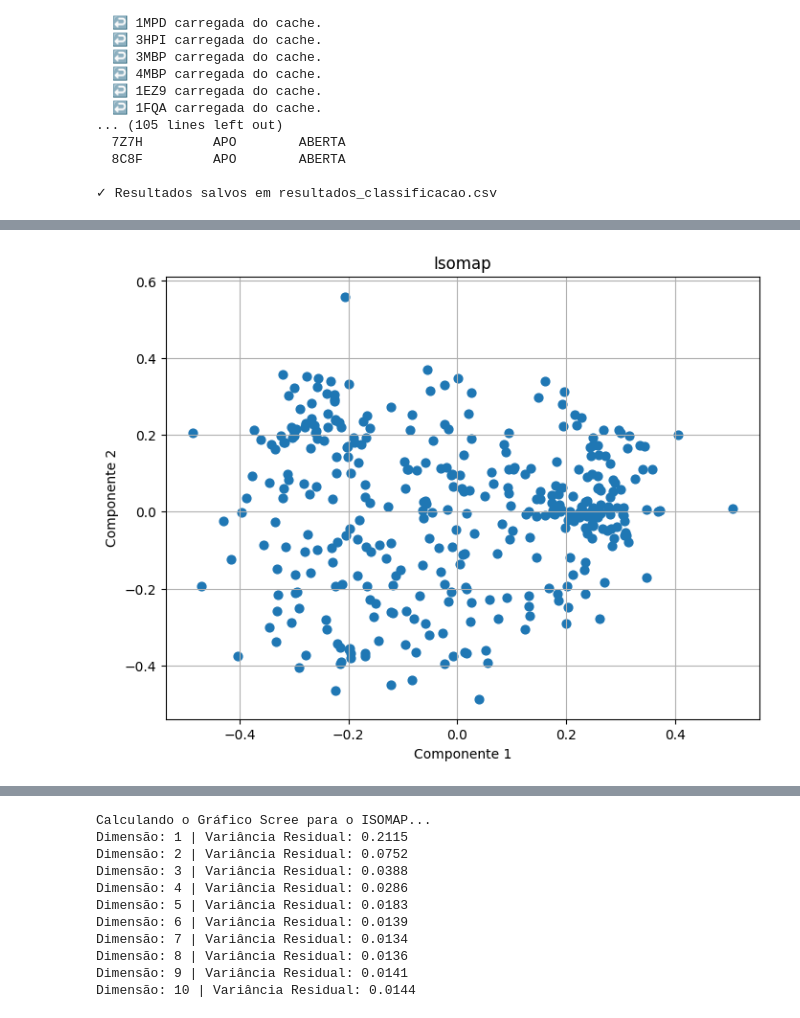
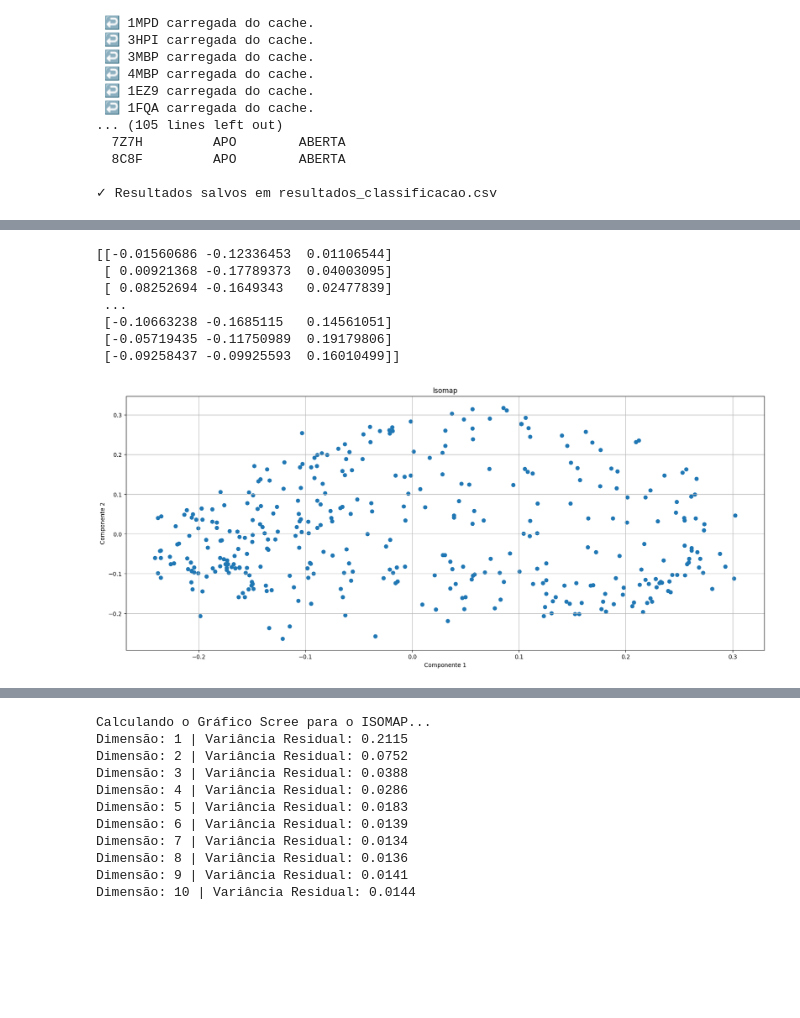
Before and after one commit to AnthonyMrqs/Analise-Topologica-de-Dados, a Jupyter notebook: aplicacoes.ipynb, the cells around one changed output, grey strips where cells are left out. Cells and saved outputs as stored; diff of their text form; code cells hidden in the pictures; blank space fills up the shorter version.

```diff
--- a/aplicacoes.ipynb
+++ b/aplicacoes.ipynb
@@ -1432,61 +998,55 @@ EXTRAÇÃO DE PAISAGENS DE PERSISTÊNCIA — GRAU 1
 # %%
 import numpy as np
 import matplotlib.pyplot as plt
-
 from sklearn.manifold import Isomap
 
-# =========================
+
 # carregar matriz
-# =========================
+D = np.load("Dados/matrizes/apo/1OMP_matriz.npy")
 
-D = np.load("matrizes/apo/1OMP_matriz.npy")
 
-# =========================
 # corrigir negativos
-# =========================
-
 if D.min() < 0:
     D = D - D.min()
 
-# diagonal zero
 np.fill_diagonal(D, 0)
 
 # garantir simetria
 D = (D + D.T)/2
 
-# =========================
+
 # Isomap
-# =========================
-
 iso = Isomap(
-    n_neighbors=10,
-    n_components=2,
+    n_neighbors=300,
+    n_components=3,
     metric='precomputed'
 )
 
 X_iso = iso.fit_transform(D)
-
-# =========================
-# plot
-# =========================
-
-plt.figure(figsize=(8,6))
+plt.figure(figsize=(20,8))
 
 plt.scatter(
     X_iso[:,0],
     X_iso[:,1],
     s=40
 )
 
 plt.title("Isomap")
 plt.xlabel("Componente 1")
 plt.ylabel("Componente 2")
 
 plt.grid(True)
-
+print(X_iso)
 plt.show()
 # %% [output]
+[[-0.01560686 -0.12336453  0.01106544]
+ [ 0.00921368 -0.17789373  0.04003095]
+ [ 0.08252694 -0.1649343   0.02477839]
+ ...
+ [-0.10663238 -0.1685115   0.14561051]
+ [-0.05719435 -0.11750989  0.19179806]
+ [-0.09258437 -0.09925593  0.16010499]]
-[figure, old version]
+[figure, new version]
 # %%
 scaler_treinado = pipeline.named_steps['scaler']
 pca_treinado = pipeline.named_steps['pca']
```
Also changed, not shown: parts of 10 cells of this notebook, 20 other files.
